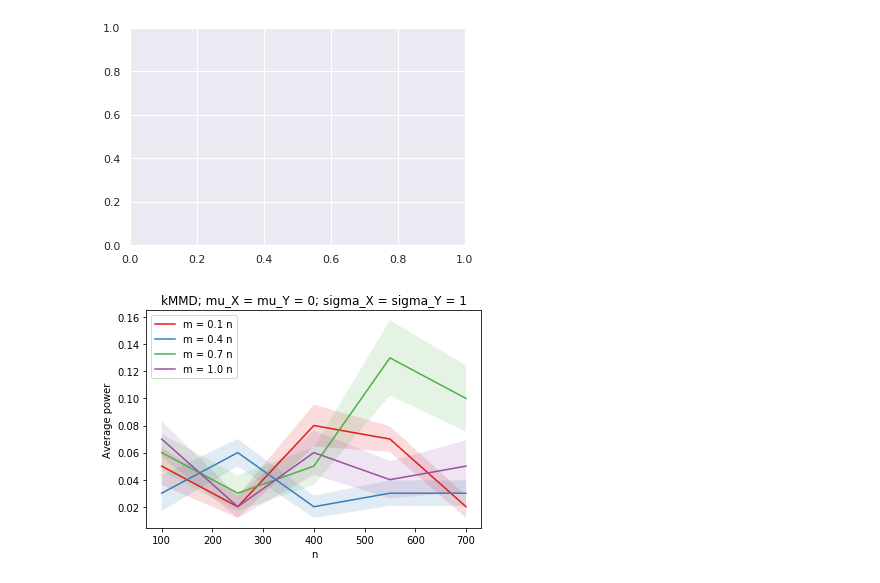
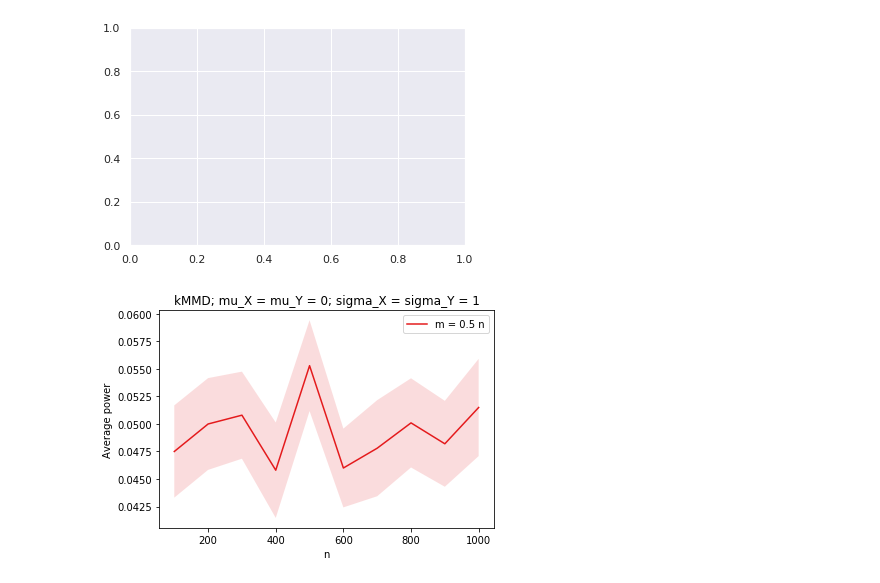
Before and after one commit to neurodata/hayden, a Jupyter notebook: nonpar normal theory.ipynb, the cells around one changed output. Drawn from its saved outputs; the diff is of its cells as text; code cells hidden in the pictures.

```diff
--- a/nonpar normal theory.ipynb
+++ b/nonpar normal theory.ipynb
@@ -40,10 +41,17 @@ def MMD_power(mu, sigma, n, m, bw, b, alpha=0.05, its=200):
 
     return rejections / its
 
-def MMD_experiment(mc_its, mu, sigma, n, m, bw, b, alpha, its):
+def MMD_experiment(mc_its, mu, sigma, n, m, bw, b, alpha, its, n_cores=-2):
     power_ = np.zeros(mc_its)
-    for i in range(mc_its):
-        power_[i] = MMD_power(mu, sigma, n, m, bw, b, alpha, its)
+
+    if n_cores == 0:
+        for i in range(mc_its):
+            power_[i] = MMD_power(mu, sigma, n, m, bw, b, alpha, its)
+    else:
+        condensed_func = lambda x : MMD_power(mu, sigma, n, x, bw, b, alpha, its)
+
+        power_ = np.array(Parallel(n_jobs=n_cores)(delayed(condensed_func)(int(x)) for x in m*np.ones(mc_its)))
+
     return np.mean(power_), np.std(power_, ddof=1) / np.sqrt(mc_its)
 
 def experiment(func, mc_its, mu, sigma, n, m, alpha, its):
@@ -78,6 +86,10 @@ def generate_null(mu, sigma, n, m, bw, b):
 
         Ts[i] = mmd(X, Y, bw)
     return np.sort(Ts)
+
+mu=0
+sigma=1
+alpha=0.05
 # %%
 h = 0.1
 hn = 100
@@ -94,7 +106,7 @@ power_stderrs = np.zeros((len(ns), len(deltas)))
 for i, n in enumerate(tqdm(ns)):
     for j, delta in enumerate(deltas):
         m=int(delta*n)
-        power_means[i, j], power_stderrs[i, j] = experiment(mc_its, mu, sigma, n, m, alpha, power_its)
+        power_means[i, j], power_stderrs[i, j] = experiment(mc_its, mu, sigma, n, m, alpha, power_its, n_cores=-2)
 # %% [output]
 KeyboardInterrupt:
 # %%
@@ -121,17 +133,18 @@ ax.set_title('mu_X = mu_Y = 0; sigma_X = sigma_Y = 1')
 ValueError: x and y must have same first dimension, but have shapes (4,) and (7,)
 [figure]
 # %%
-h = 0.3
-hn = 150
-deltas = np.arange(0.1, 1+h, step=h)
-ns = np.arange(100, 700+hn, step=hn)
+h = 0.1
+hn = 100
+# deltas = np.arange(0.1, 1+h, step=h)
+deltas = [0.5]
+ns = np.arange(100, 1000+hn, step=hn)
 
 bw = 0.1
 b = 100
 
-power_its=10
+power_its=100
 alpha=0.05
-mc_its=10
+mc_its=100
 
 mmd_power_means = np.zeros((len(ns), len(deltas)))
 mmd_power_stderrs = np.zeros((len(ns), len(deltas)))
@@ -143,21 +156,21 @@ for i, n in enumerate(tqdm(ns)):
 # %%
 colors = sns.color_palette("Set1", n_colors = len(deltas))
 fig, ax = plt.subplots(1,1)
 
 for i, delta in enumerate(deltas):
     ax.plot(ns, mmd_power_means[:, i], label="m = %1.1f n"%(delta), c=colors[i])
     ax.fill_between(ns,
-            mmd_power_means[:,i] + 1.96*mmd_power_stderrs[:, i]/np.sqrt(mc_its),
-            mmd_power_means[:,i] - 1.96*mmd_power_stderrs[:, i]/np.sqrt(mc_its),
-            where=mmd_power_means[:, i] + 1.96*mmd_power_stderrs[:, i]/np.sqrt(mc_its) >= mmd_power_means[:, i] - 1.96*mmd_power_stderrs[:, i]/np.sqrt(mc_its),
+            mmd_power_means[:,i] + 1.96*mmd_power_stderrs[:, i],
+            mmd_power_means[:,i] - 1.96*mmd_power_stderrs[:, i],
+            where=mmd_power_means[:, i] + 1.96*mmd_power_stderrs[:, i] >= mmd_power_means[:, i] - 1.96*mmd_power_stderrs[:, i],
             facecolor=colors[i],
             alpha=0.15,
             interpolate=True)
 ax.legend()
 ax.set_xlabel('n')
 ax.set_ylabel('Average power')
 
 ax.set_title('kMMD; mu_X = mu_Y = 0; sigma_X = sigma_Y = 1')
-plt.savefig('kmmd_power_plots.pdf')
+plt.savefig('high_res_2n_kmmd_power_plots.pdf')
 # %% [output]
-[figure, old version]
+[figure, new version]
```
Also changed, not shown: parts of 1 cell of this notebook, 10 other files.
